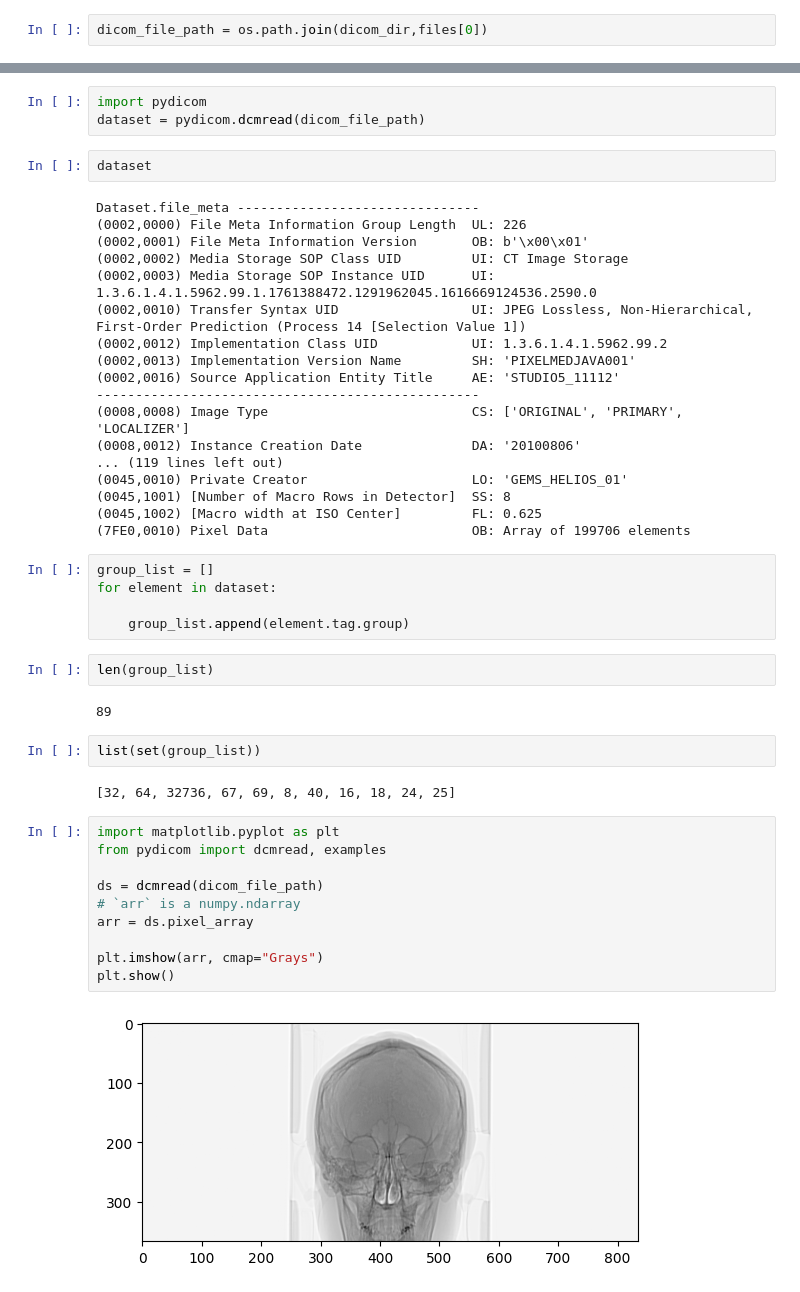
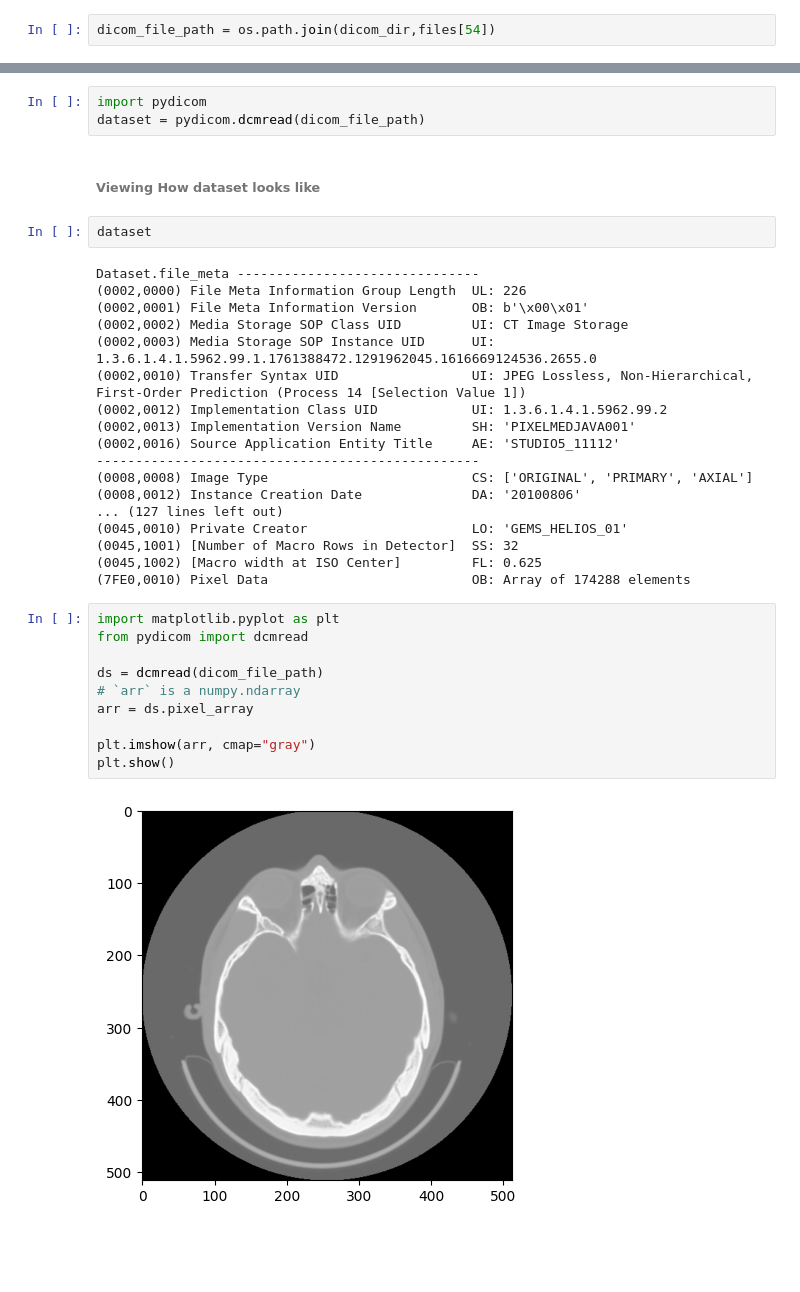
Before and after one commit to Spyder96/Origin-Medical-Research-DE-Challenge, a Jupyter notebook: main.ipynb, the cells around one changed output, grey strips where cells are left out. Drawn from its saved outputs; the diff is of its cells as text; blank space fills up the shorter version.

```diff
--- a/main.ipynb
+++ b/main.ipynb
@@ -325,5 +344,5 @@ dicom_files
 # %%
-dicom_file_path = os.path.join(dicom_dir,files[0])
+dicom_file_path = os.path.join(dicom_dir,files[54])
 # %%
 dicom_file_path
 # %% [output]
@@ -331,6 +350,8 @@ dicom_file_path
 # %%
 import pydicom
 dataset = pydicom.dcmread(dicom_file_path)
+# %% [markdown]
+###### Viewing How dataset looks like
 # %%
 dataset
 # %% [output]
@@ -338,42 +359,29 @@ Dataset.file_meta -------------------------------
 (0002,0000) File Meta Information Group Length  UL: 226
 (0002,0001) File Meta Information Version       OB: b'\x00\x01'
 (0002,0002) Media Storage SOP Class UID         UI: CT Image Storage
-(0002,0003) Media Storage SOP Instance UID      UI: 1.3.6.1.4.1.5962.99.1.1761388472.1291962045.1616669124536.2590.0
+(0002,0003) Media Storage SOP Instance UID      UI: 1.3.6.1.4.1.5962.99.1.1761388472.1291962045.1616669124536.2655.0
 (0002,0010) Transfer Syntax UID                 UI: JPEG Lossless, Non-Hierarchical, First-Order Prediction (Process 14 [Selection Value 1])
 (0002,0012) Implementation Class UID            UI: 1.3.6.1.4.1.5962.99.2
 (0002,0013) Implementation Version Name         SH: 'PIXELMEDJAVA001'
 (0002,0016) Source Application Entity Title     AE: 'STUDIO5_11112'
 -------------------------------------------------
-(0008,0008) Image Type                          CS: ['ORIGINAL', 'PRIMARY', 'LOCALIZER']
+(0008,0008) Image Type                          CS: ['ORIGINAL', 'PRIMARY', 'AXIAL']
 (0008,0012) Instance Creation Date              DA: '20100806'
-... (119 lines left out)
+... (127 lines left out)
 (0045,0010) Private Creator                     LO: 'GEMS_HELIOS_01'
-(0045,1001) [Number of Macro Rows in Detector]  SS: 8
+(0045,1001) [Number of Macro Rows in Detector]  SS: 32
 (0045,1002) [Macro width at ISO Center]         FL: 0.625
-(7FE0,0010) Pixel Data                          OB: Array of 199706 elements
+(7FE0,0010) Pixel Data                          OB: Array of 174288 elements
-# %%
-group_list = []
-for element in dataset:
-
-    group_list.append(element.tag.group)
-# %%
-len(group_list)
-# %% [output]
-89
-# %%
-list(set(group_list))
-# %% [output]
-[32, 64, 32736, 67, 69, 8, 40, 16, 18, 24, 25]
 # %%
 import matplotlib.pyplot as plt
-from pydicom import dcmread, examples
+from pydicom import dcmread
 
 ds = dcmread(dicom_file_path)
 # `arr` is a numpy.ndarray
 arr = ds.pixel_array
 
-plt.imshow(arr, cmap="Grays")
+plt.imshow(arr, cmap="gray")
 plt.show()
 # %% [output]
-[figure, old version]
+[figure, new version]
 # %%
```
Also changed, not shown: parts of 31 cells of this notebook, 3 other files.
